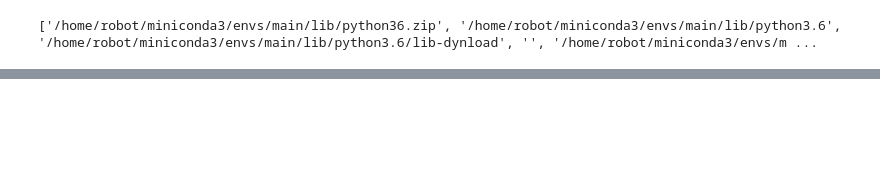
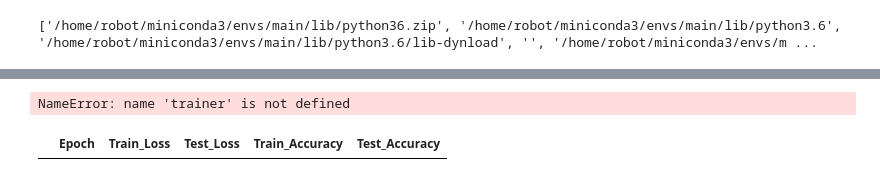
Before and after one commit to AntixK/NeuralBlocks, a Jupyter notebook: notebooks/MNIST_CNN.ipynb, the cells around one changed output, grey strips where cells are left out. Cells and saved outputs as stored; diff of their text form; code cells hidden in the pictures; blank space fills up the shorter version.

```diff
--- a/notebooks/MNIST_CNN.ipynb
+++ b/notebooks/MNIST_CNN.ipynb
@@ -120,3 +103,11 @@ def test(epoch):
+# %%
+trainer
+# %% [output]
+NameError: name 'trainer' is not defined
+# %%
+trainer.log.logger
+# %% [output]
+|  | Epoch | Train_Loss | Test_Loss | Train_Accuracy | Test_Accuracy |
 # %%
 best_acc = 0
 for lr in tqdm_notebook(LRS):
```
Also changed, not shown: parts of 15 cells of this notebook, 8 other files.
